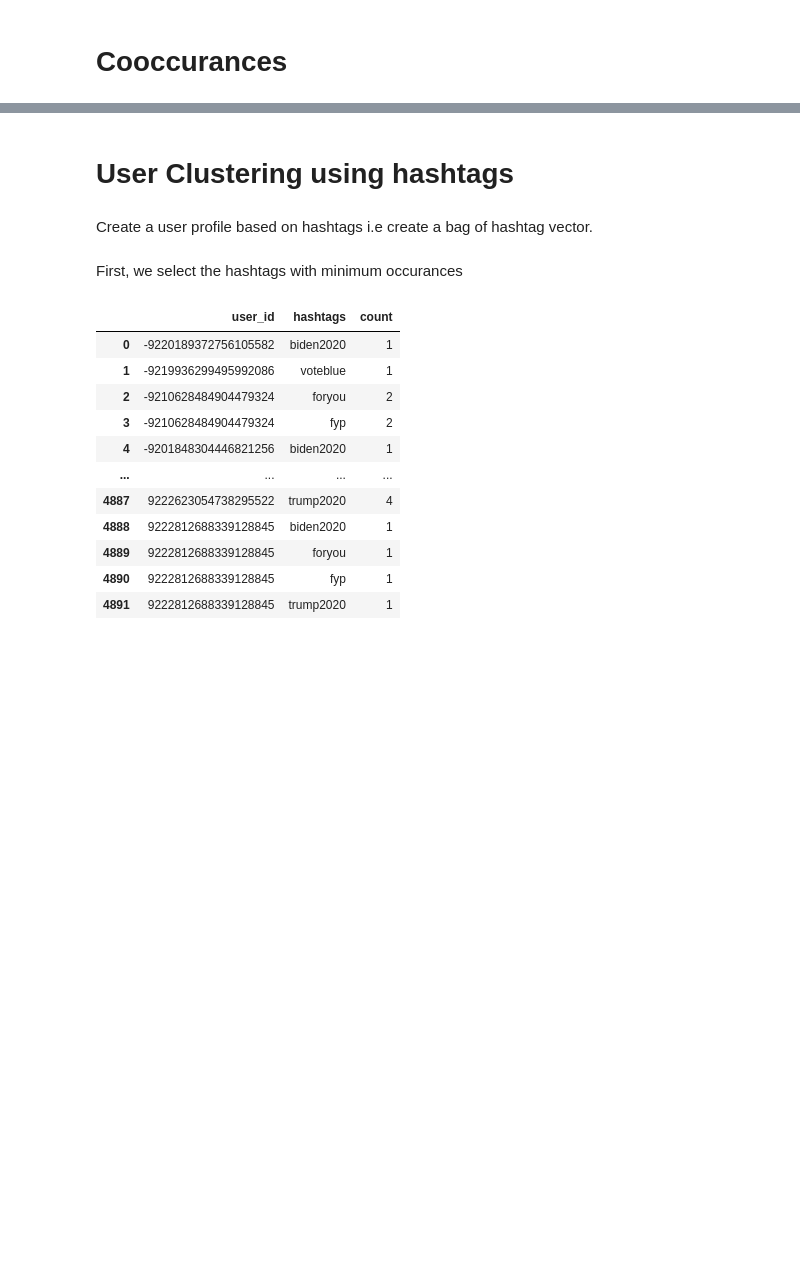
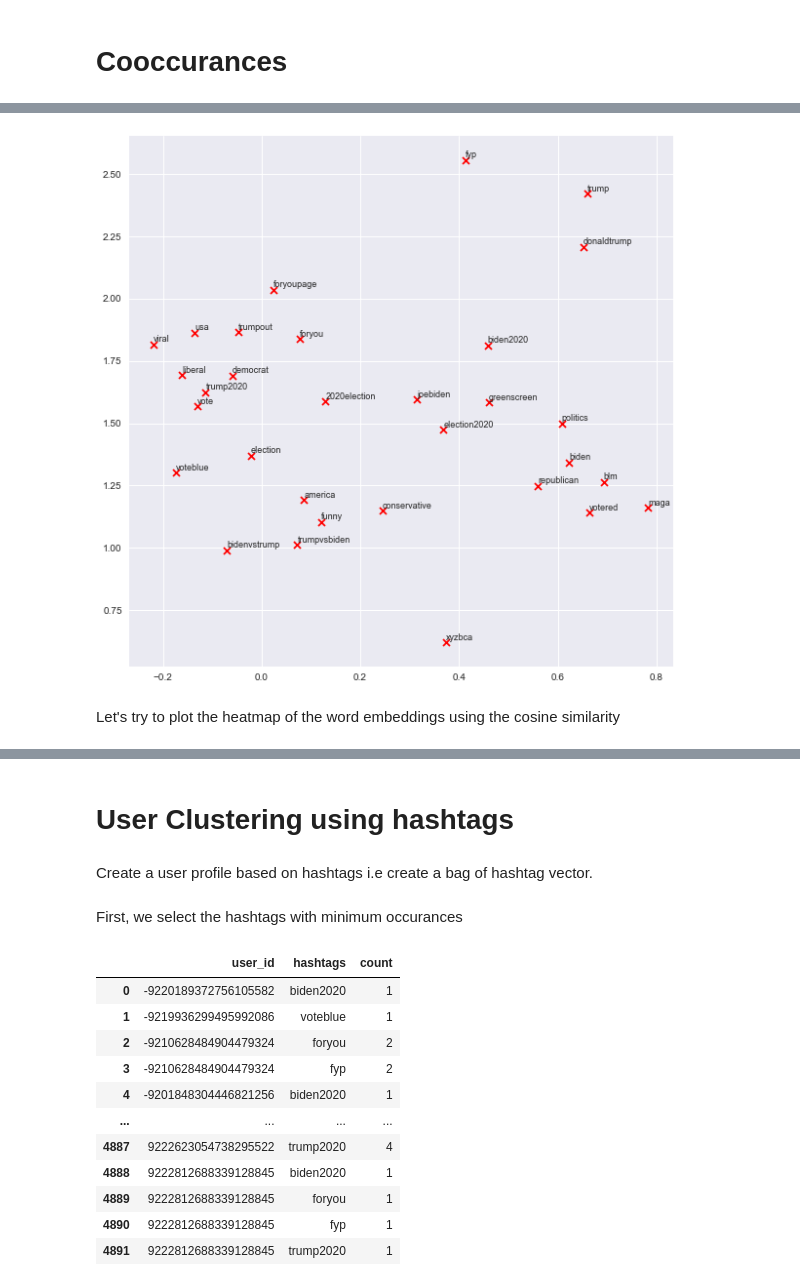
Before and after one commit to ravinitheshreddy/ComputationalSocialMedia_TikTok, a Jupyter notebook: EDA.ipynb, the cells around one changed output, grey strips where cells are left out. Drawn from its saved outputs; the diff is of its cells as text; code cells hidden in the pictures; blank space fills up the shorter version.

```diff
--- a/EDA.ipynb
+++ b/EDA.ipynb
@@ -126,0 +204,11 @@ Skipping this analysis for now.
+# %%
+model = Word2Vec(sentences=tiktoks.hashtags, vector_size=2, window=3, min_count=1, workers=4)
+vecs = []
+for hashtag in top_600_indices:
+    vecs.append(model.wv[hashtag])
+# %%
+plot_embeddings(top_600_indices, vecs, (10,10))
+# %% [output]
+[figure, added]
+# %% [markdown]
+Let's try to plot the heatmap of the word embeddings using the cosine similarity
```
Also changed, not shown: parts of 22 cells of this notebook.
